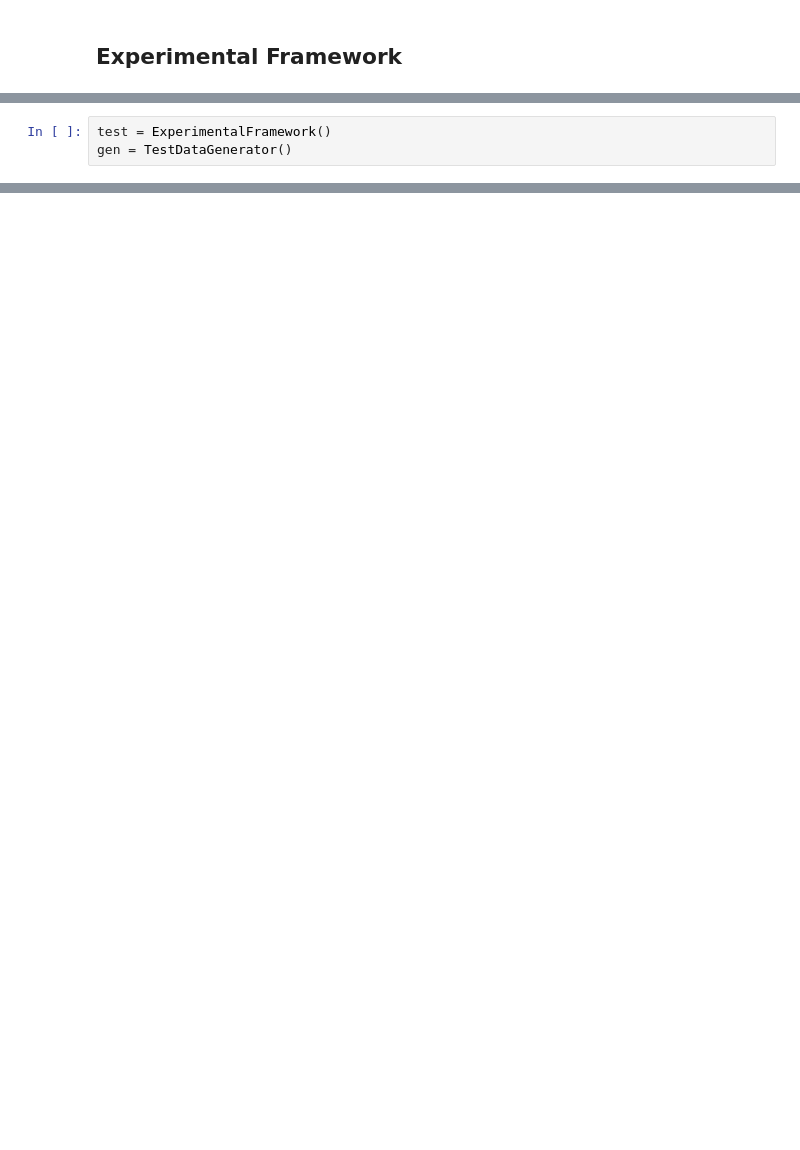
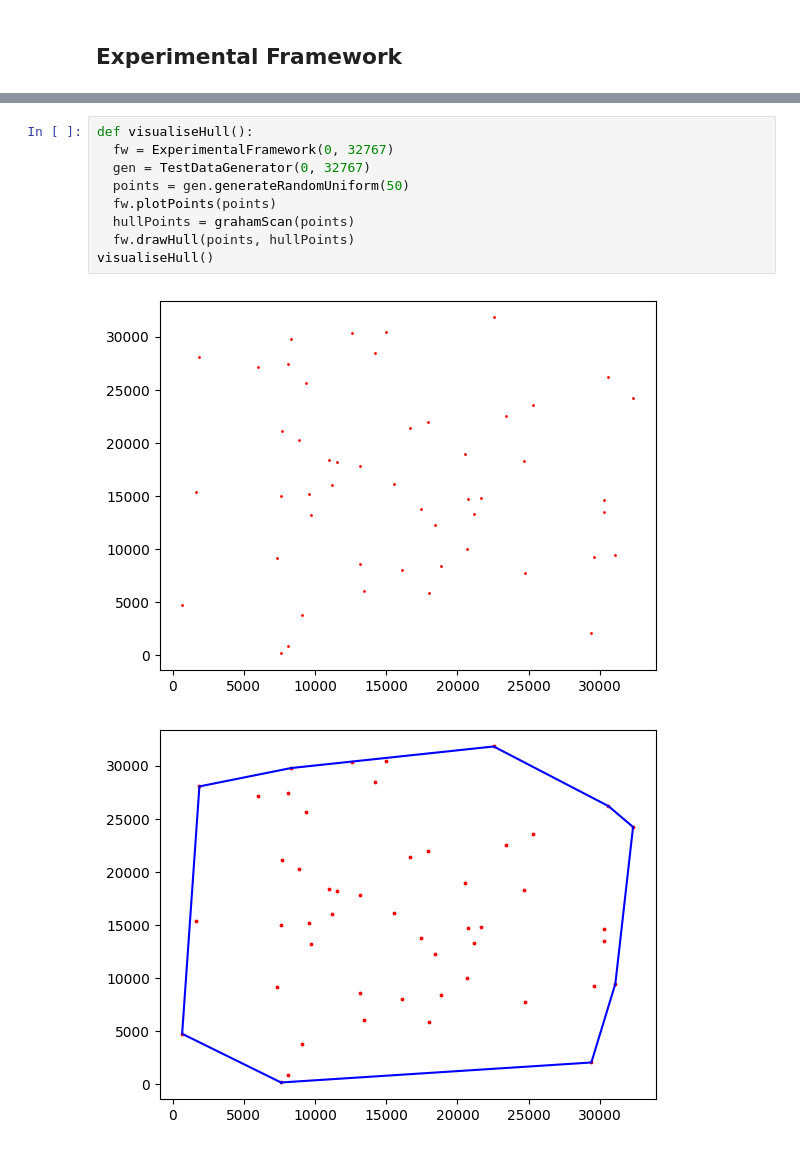
Before and after one commit to dp-IED/AlgorithmsConvexHull, a Jupyter notebook: framework.ipynb, the cells around one changed output, grey strips where cells are left out. Drawn from its saved outputs; the diff is of its cells as text; blank space fills up the shorter version.

```diff
--- a/framework.ipynb
+++ b/framework.ipynb
@@ -984,6 +907,3 @@ class ExperimentalFramework():
 
         numHullPoints = len(self.optBinaryChanBorder)
         self.plotResults("Group Size", groupSizes, ["Data"], "Time Taken (s)", [results], "Chan - Finding Optimal Group Size N=" + str(inputSize)+", h="+str(numHullPoints), numHullPoints) #
-# %%
-test = ExperimentalFramework()
-gen = TestDataGenerator()
@@ -995,0 +946,12 @@ test.compareAllCollinear([i for i in range(100000, 1100000, 100000)], 3)
+# %%
+def visualiseHull():
+  fw = ExperimentalFramework(0, 32767)
+  gen = TestDataGenerator(0, 32767)
+  points = gen.generateRandomUniform(50)
+  fw.plotPoints(points)
+  hullPoints = grahamScan(points)
+  fw.drawHull(points, hullPoints)
+visualiseHull()
+# %% [output]
+[figure, added]
+[figure, added]
```
Also changed, not shown: parts of 6 cells of this notebook, 1 other file.
